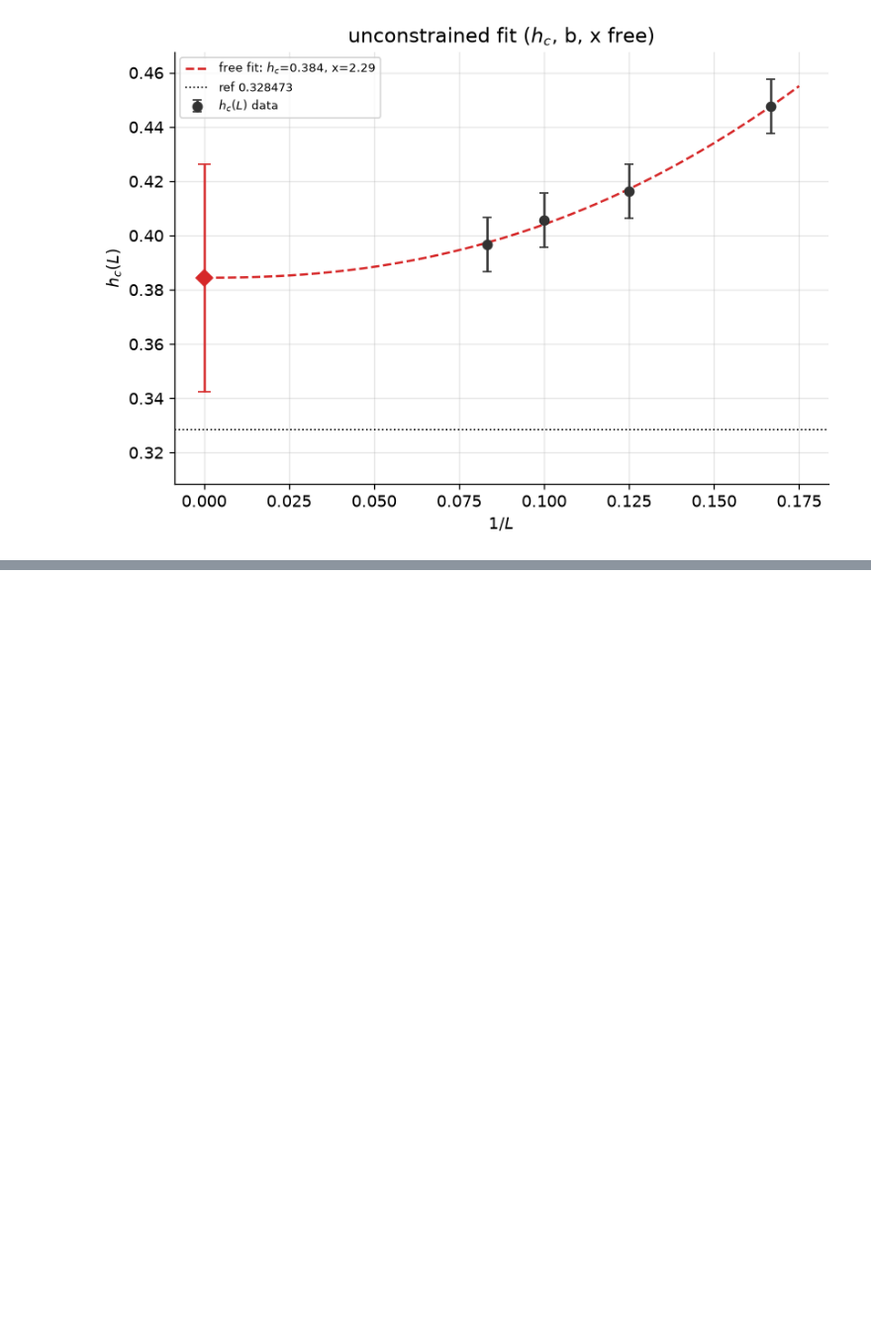
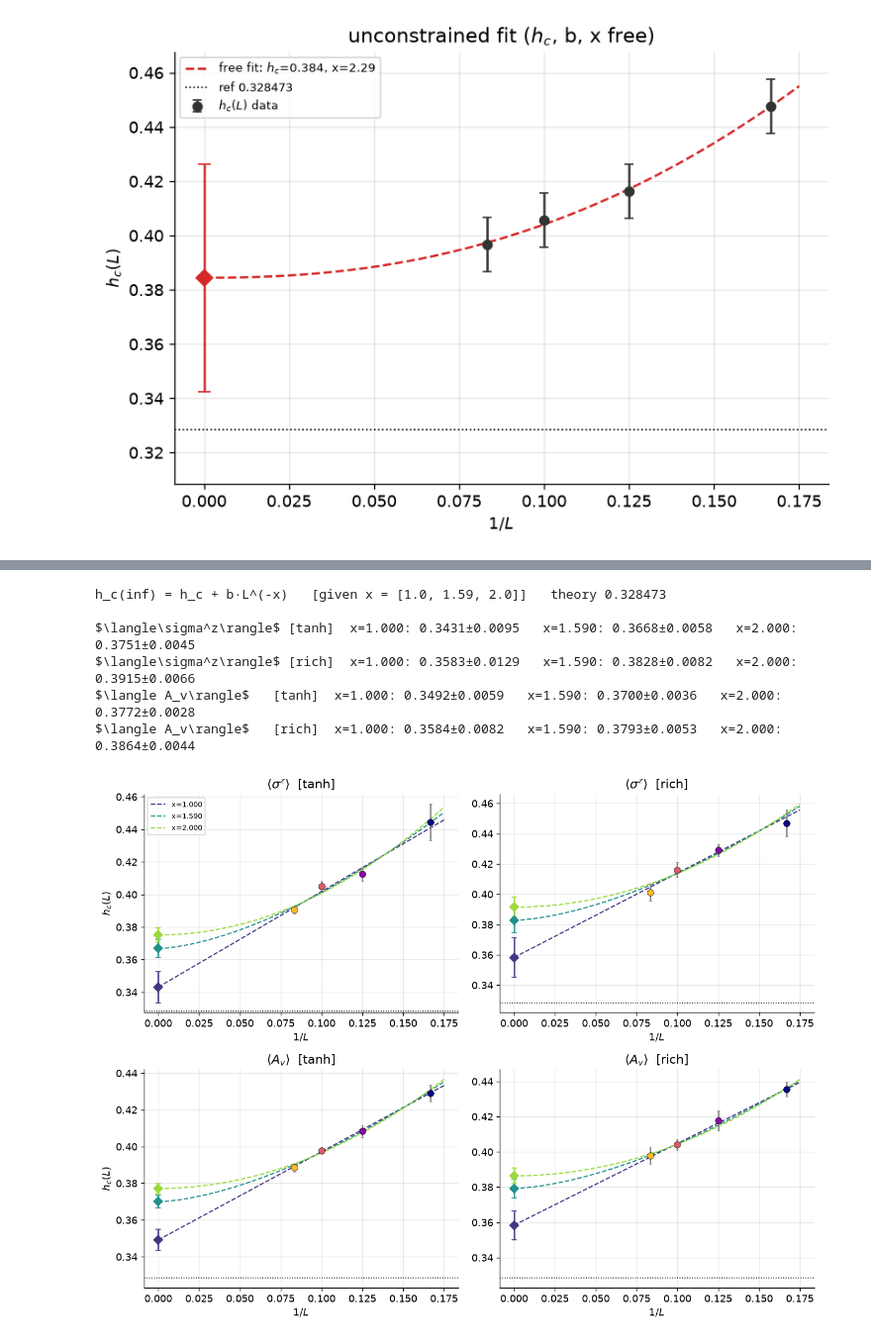
Before and after one commit to SanzharBissenali/2D-TC, a Jupyter notebook: analysis/03_fss.ipynb, the cells around one changed output, grey strips where cells are left out. Shown at 99% size. Cells and saved outputs as stored; diff of their text form; code cells hidden in the pictures; blank space fills up the shorter version.

```diff
--- a/analysis/03_fss.ipynb
+++ b/analysis/03_fss.ipynb
@@ -218,0 +284,6 @@ unconstrained:  h_c = 0.3844 ± 0.04203   b = 3.804 ± 18.57   x = 2.287 ± 3.05
+# %%
+# --- h_c(L) table for the simple observables ---
+print(f"h_c(L) over hz in {HZ_FIT}  (errors from fit covariance, underestimated)\n")
+for (oname, form), d in HC_SIMPLE.items():
+    row = "  ".join(f"L{L}={d[L][0]:.4f}±{d[L][1]:.4f}" for L in Ls if L in d)
+    print(f"{oname:22s} [{form:4s}]  {row}")
@@ -218,0 +297,47 @@ unconstrained:  h_c = 0.3844 ± 0.04203   b = 3.804 ± 18.57   x = 2.287 ± 3.05
+# %%
+# --- 1/L extrapolation h_c(L) = h_c(inf) + b·L^(-x) at GIVEN fixed exponents ---
+# free x is degenerate with 4 sizes (see cell above), so we FIX x and fit (h_c, b).
+X_SIMPLE = [1.0, 1/0.629, 2.0]   # given exponents to overlay (1/nu_3DIsing ~ 1.59)
+H_THEORY = 0.328473              # 3D-Ising* critical field, h_c = 0.328473(2)
+
+def extrap(Lk, hc, er, x):       # fit h_c(inf), b at a fixed x; returns (h_c_inf, err, b)
+    iL = 1.0 / np.array(Lk, float)
+    s  = np.array(er) if np.all(np.array(er) > 0) else None
+    f  = lambda t, hcinf, b: hcinf + b * t**x
+    popt, pcov = curve_fit(f, iL, hc, p0=[min(hc), max(hc) - min(hc)],
+                           sigma=s, absolute_sigma=s is not None, maxfev=40000)
+    return popt[0], np.sqrt(pcov[0, 0]), popt[1]
+
+xcol = plt.cm.viridis(np.linspace(0.15, 0.85, len(X_SIMPLE)))
+fig, axes = plt.subplots(len(OBS_SIMPLE), 2, figsize=(11, 4.2*len(OBS_SIMPLE)), squeeze=False)
+print(f"h_c(inf) = h_c + b·L^(-x)   [given x = {[round(x,3) for x in X_SIMPLE]}]   theory {H_THEORY}\n")
+for r, oname in enumerate(OBS_SIMPLE):
+    for c, form in enumerate(["tanh", "rich"]):
+        ax = axes[r][c]; d = HC_SIMPLE[(oname, form)]
+        Lk = [L for L in Ls if L in d]
+        hc = [d[L][0] for L in Lk]; er = [d[L][1] for L in Lk]
+        iL = 1.0 / np.array(Lk, float); tt = np.linspace(0, iL.max()*1.05, 200)
+        for L in Lk:                                                    # data: fill = L colour
+            ax.errorbar(1/L, d[L][0], yerr=d[L][1], fmt="o", mfc=cols[L], mec="k",
+                        mew=0.4, ms=7, ecolor="0.5", capsize=2, zorder=3)
+        line = []
+        for x, col in zip(X_SIMPLE, xcol):
+            hcinf, hcerr, b = extrap(Lk, hc, er, x)
+            ax.plot(tt, hcinf + b*tt**x, "--", color=col, lw=1.3, label=f"x={x:.3f}")
+            ax.errorbar(0, hcinf, yerr=hcerr, fmt="D", color=col, ms=7, capsize=3, zorder=6)
+            line.append(f"x={x:.3f}: {hcinf:.4f}±{hcerr:.4f}")
+        ax.axhline(H_THEORY, color="k", ls=":", lw=1)
+        ax.set(xlabel="$1/L$", title=f"{oname}  [{form}]")
+        if c == 0: ax.set_ylabel("$h_c(L)$")
+        print(f"{oname:22s} [{form:4s}]  " + "   ".join(line))
+axes[0][0].legend(fontsize=8, loc="upper left")
+fig.tight_layout()
+fig.savefig(FIG / "fss_simple_extrap.png", dpi=300, bbox_inches="tight")
+# %% [output]
+h_c(inf) = h_c + b·L^(-x)   [given x = [1.0, 1.59, 2.0]]   theory 0.328473
+
+$\langle\sigma^z\rangle$ [tanh]  x=1.000: 0.3431±0.0095   x=1.590: 0.3668±0.0058   x=2.000: 0.3751±0.0045
+$\langle\sigma^z\rangle$ [rich]  x=1.000: 0.3583±0.0129   x=1.590: 0.3828±0.0082   x=2.000: 0.3915±0.0066
+$\langle A_v\rangle$   [tanh]  x=1.000: 0.3492±0.0059   x=1.590: 0.3700±0.0036   x=2.000: 0.3772±0.0028
+$\langle A_v\rangle$   [rich]  x=1.000: 0.3584±0.0082   x=1.590: 0.3793±0.0053   x=2.000: 0.3864±0.0044
+[figure, added]
```
Also changed, not shown: parts of 5 cells of this notebook, 10 other files.
